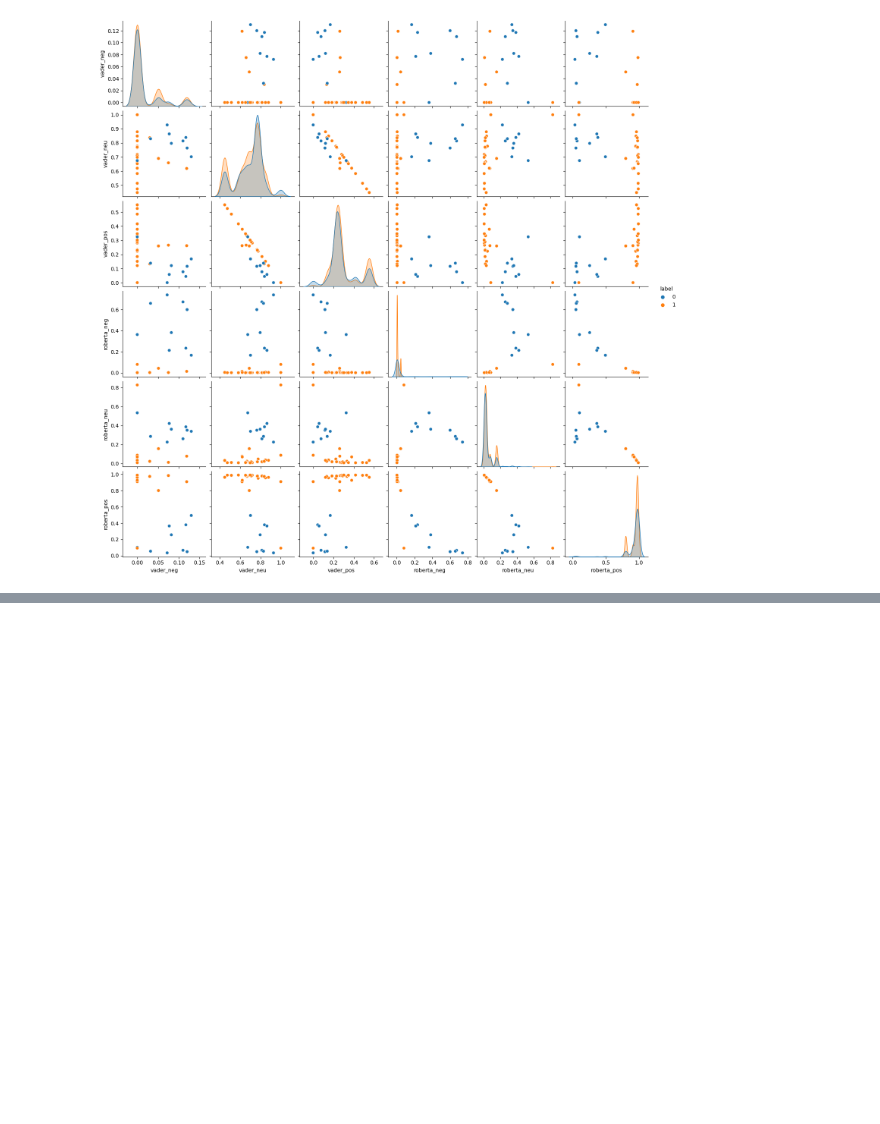
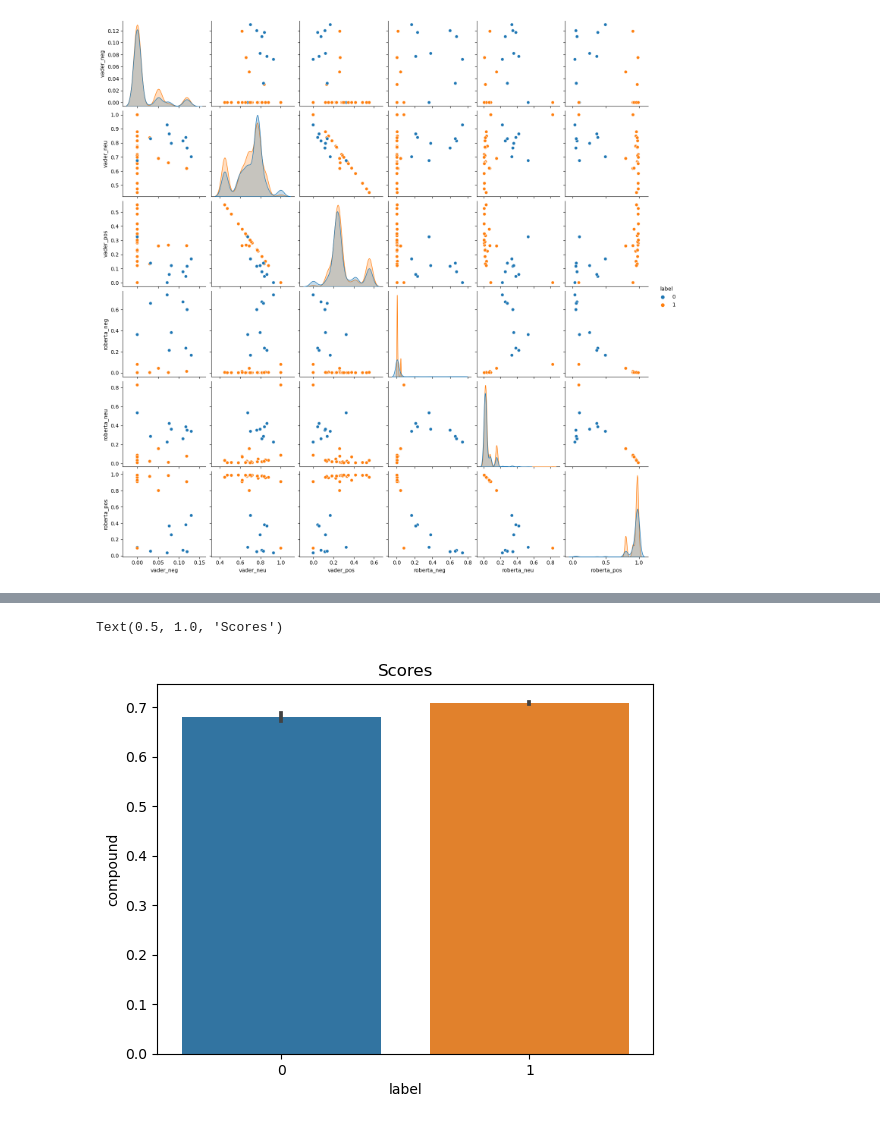
Before and after one commit to MartaTeo/ML-Project-CSE204, a Jupyter notebook: NLPtry.ipynb, the cells around one changed output, grey strips where cells are left out. Saved outputs shown, nothing was run; the diff lists cells and outputs as text; code cells hidden in the pictures; blank space fills up the shorter version.

```diff
--- a/NLPtry.ipynb
+++ b/NLPtry.ipynb
@@ -334,0 +379,18 @@ plt.show()
+# %%
+from nltk.sentiment import SentimentIntensityAnalyzer
+from tqdm.notebook import tqdm
+
+sia = SentimentIntensityAnalyzer()
+# %%
+res = {}
+amazon['reviews.text'] = amazon['reviews.text'].fillna('')
+
+for i, row in tqdm(amazon.iterrows(), total = len(amazon)):
+    text = row['reviews.text']
+    myid = row['id']
+    res[myid] = sia.polarity_scores(text)
+
+vaders = pd.DataFrame(res).T
+vaders = vaders.reset_index().rename(columns={'index': 'id'})
+vaders = vaders.merge(amazon, how = 'left')
+vaders
@@ -334,0 +411,6 @@ plt.show()
+# %%
+ax = sns.barplot(data = vaders, x = 'label', y = 'compound')
+ax.set_title ('Scores')
+# %% [output]
+Text(0.5, 1.0, 'Scores')
+[figure, added]
```
Also changed, not shown: parts of 15 cells of this notebook.
